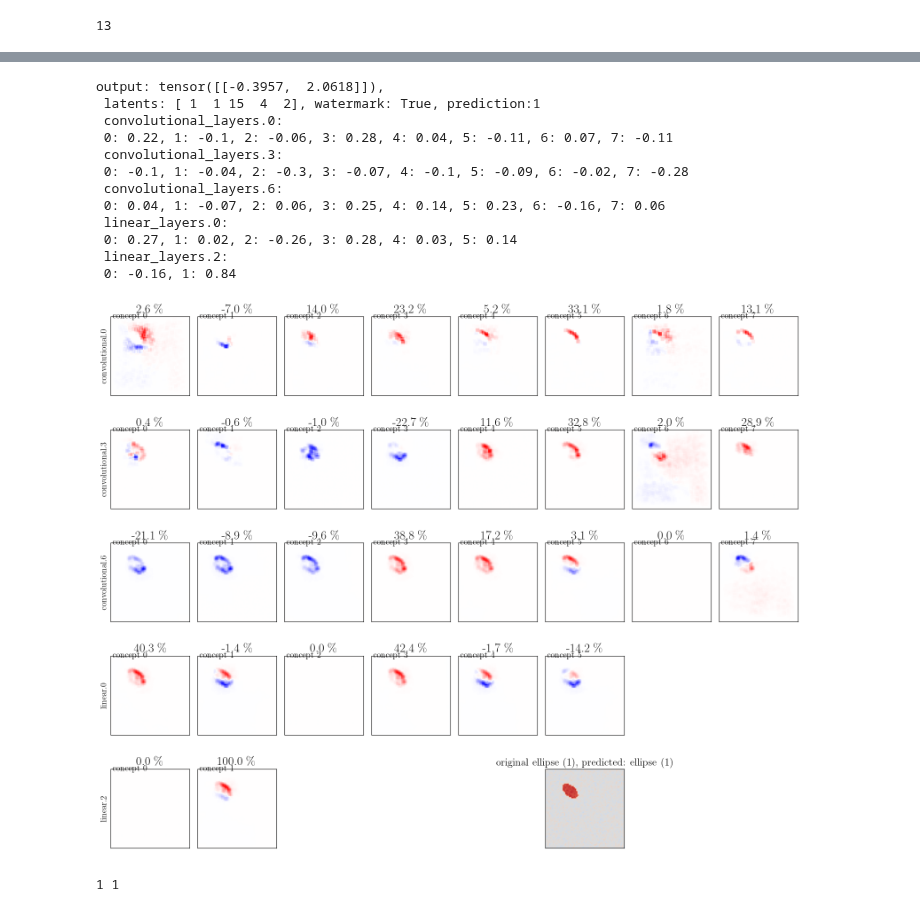
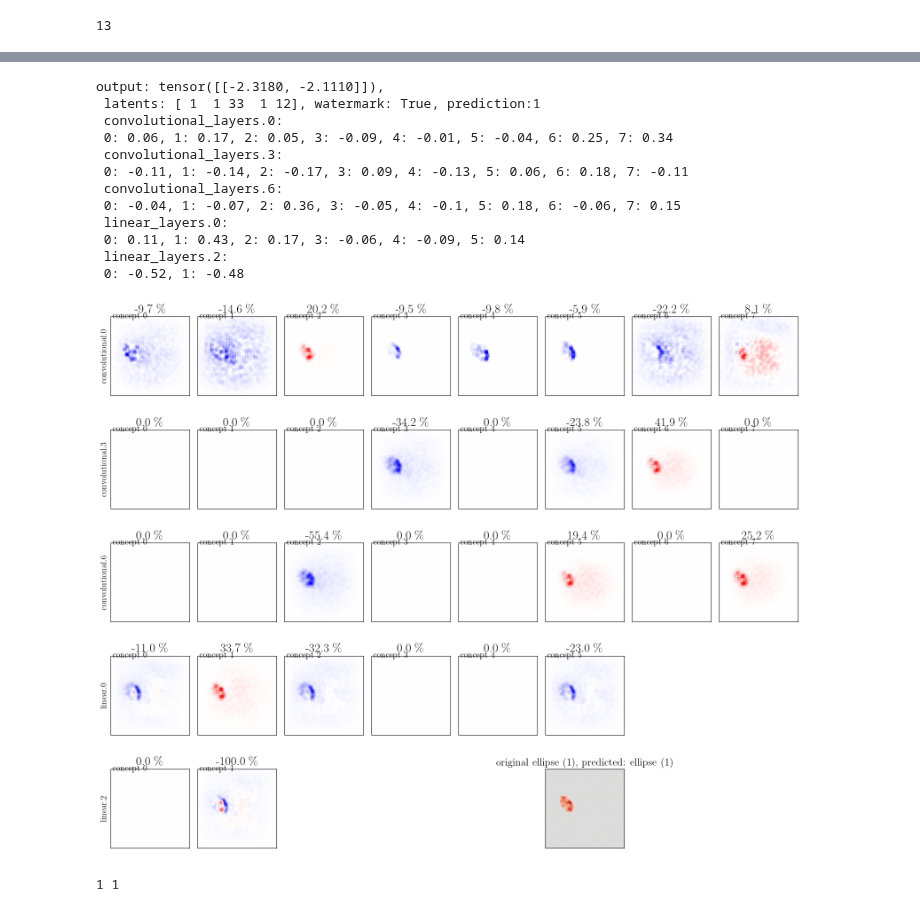
Before and after one commit to lillijo/xai-evaluation-master-thesis, a Jupyter notebook: experiments/random_visualizations.ipynb, the cells around one changed output, grey strips where cells are left out. Saved outputs shown, nothing was run; the diff lists cells and outputs as text; code cells hidden in the pictures.

```diff
--- a/experiments/random_visualizations.ipynb
+++ b/experiments/random_visualizations.ipynb
@@ -33,5 +33,5 @@ from expbasics.visualizations import my_plot_grid
 
 
 plt.rcParams['text.usetex'] = True
-matplotlib.rcParams.update({'font.family': 'serif', "font.size": 14})
+matplotlib.rcParams.update({'font.family': 'serif', "font.size": 20})
 # %%
@@ -71,18 +74,18 @@ datas, bis, biases, alldata = data_iterations(MODEL_ZOO_INFOS_PATH, num_it=16)
 from expbasics.plotting import draw_graph_with_images
 from expbasics.test_dataset import  TestDataset
 from expbasics.background_dataset import BackgroundDataset
-b = 0.98
-num_it = 7
-MODEL_NAME = "../clustermodels/final"#background final
-model = load_model(MODEL_NAME, b, num_it, model_type="watermark")#background
-model_name = f"background_{to_name(b, num_it)}"
+b = 1.0
+num_it = 11
+MODEL_NAME = "../clustermodels/background"#background final
+model = load_model(MODEL_NAME, b, num_it, model_type="background")#background watermark
+model_name = f"backgroundx_{to_name(b, num_it)}"
 #ds = TestDataset(length=300, im_dir="watermark_test_data")
-ds = BiasedNoisyDataset(0.0, 0.5)
+#ds = BiasedNoisyDataset(0.0, 0.5)
 #ds = BackgroundDataset(0.0, 0.5)
-#ds = TestDatasetBackground(length=300, im_dir="overlap_test_data")
+ds = TestDatasetBackground(length=300, im_dir="overlap_test_data")
 crpa = CRPAttribution(model, ds, MODEL_NAME, model_name, max_target="max")
 
 #nodes, edges, images = crpa.complete_relevance_graph(50)
 #draw_graph_with_images(nodes, edges, images)
 
-#res = crpa.compute_feature_vis()
+res = crpa.compute_feature_vis()
@@ -105,19 +125,19 @@ crpa.make_stats_references(LAYER_NAME, [7,4,6,0], "relevance", relevances)
 # %%
-res =crpa.image_info(302210, verbose=True, onlywm=True) #+2
+res =crpa.image_info(195, verbose=True) #+2 , onlywm=True, 100 195
 # %% [output]
-output: tensor([[-0.3957,  2.0618]]),
- latents: [ 1  1 15  4  2], watermark: True, prediction:1
+output: tensor([[-2.3180, -2.1110]]),
+ latents: [ 1  1 33  1 12], watermark: True, prediction:1
  convolutional_layers.0:
- 0: 0.22, 1: -0.1, 2: -0.06, 3: 0.28, 4: 0.04, 5: -0.11, 6: 0.07, 7: -0.11
+ 0: 0.06, 1: 0.17, 2: 0.05, 3: -0.09, 4: -0.01, 5: -0.04, 6: 0.25, 7: 0.34
  convolutional_layers.3:
- 0: -0.1, 1: -0.04, 2: -0.3, 3: -0.07, 4: -0.1, 5: -0.09, 6: -0.02, 7: -0.28
+ 0: -0.11, 1: -0.14, 2: -0.17, 3: 0.09, 4: -0.13, 5: 0.06, 6: 0.18, 7: -0.11
  convolutional_layers.6:
- 0: 0.04, 1: -0.07, 2: 0.06, 3: 0.25, 4: 0.14, 5: 0.23, 6: -0.16, 7: 0.06
+ 0: -0.04, 1: -0.07, 2: 0.36, 3: -0.05, 4: -0.1, 5: 0.18, 6: -0.06, 7: 0.15
  linear_layers.0:
- 0: 0.27, 1: 0.02, 2: -0.26, 3: 0.28, 4: 0.03, 5: 0.14
+ 0: 0.11, 1: 0.43, 2: 0.17, 3: -0.06, 4: -0.09, 5: 0.14
  linear_layers.2:
- 0: -0.16, 1: 0.84
+ 0: -0.52, 1: -0.48
-[figure, old version]
+[figure, new version]
 # %%
 indf = 302210
 neuron = 1
```
Also changed, not shown: parts of 5 cells of this notebook, 3 other files.
